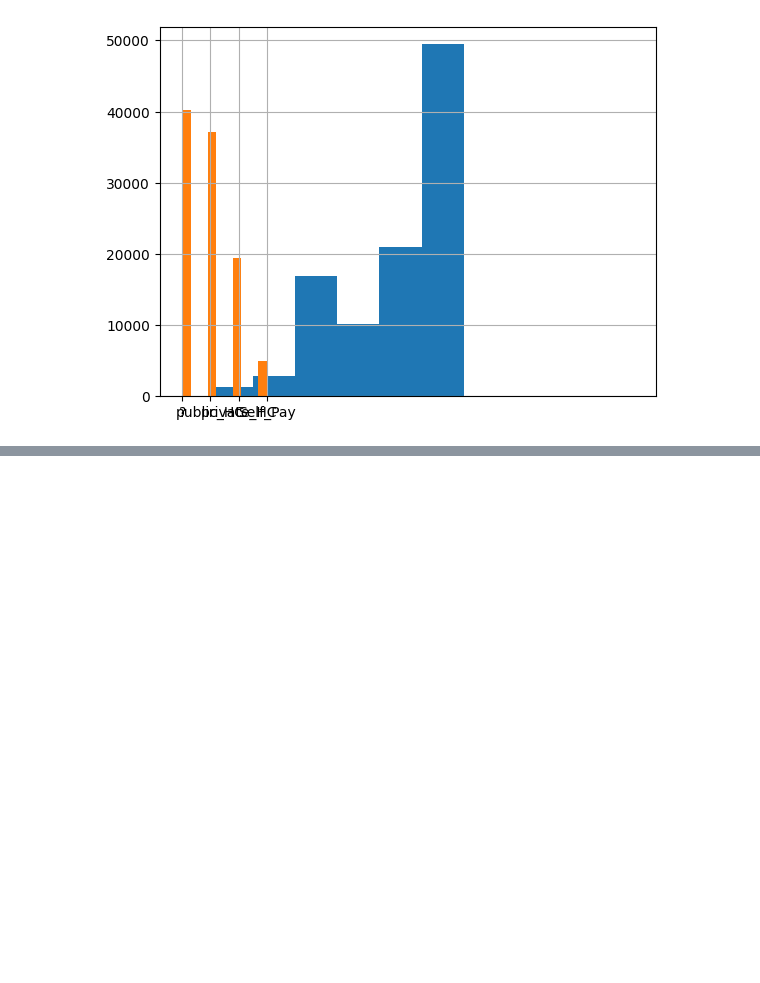
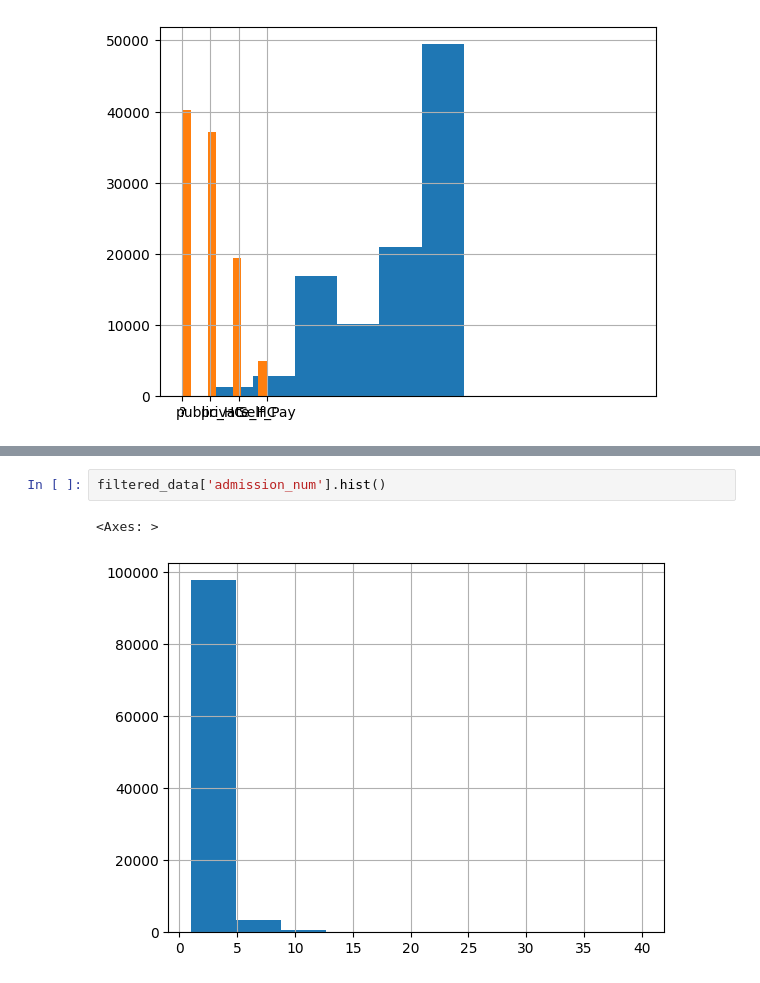
Before and after one commit to tzukpolinsky/DiabetesMLProject, a Jupyter notebook: nitsan_notebook.ipynb, the cells around one changed output, grey strips where cells are left out. Saved outputs shown, nothing was run; the diff lists cells and outputs as text; blank space fills up the shorter version.

```diff
--- a/nitsan_notebook.ipynb
+++ b/nitsan_notebook.ipynb
@@ -147,3 +142,8 @@ filtered_data.describe(include = ['object', 'int64']
 | 50% | 1.523890e+08 | 4.550514e+07 | NaN | NaN | NaN | NaN | 7.000000 | ... |
 | 75% | 2.302709e+08 | 8.754595e+07 | NaN | NaN | NaN | NaN | 7.000000 | ... |
 | max | 4.438672e+08 | 1.895026e+08 | NaN | NaN | NaN | NaN | 25.000000 | ... |
+# %%
+filtered_data['admission_num'].hist()
+# %% [output]
+<Axes: >
+[figure, added]
```
Also changed, not shown: parts of 4 cells of this notebook, 2 other files.
